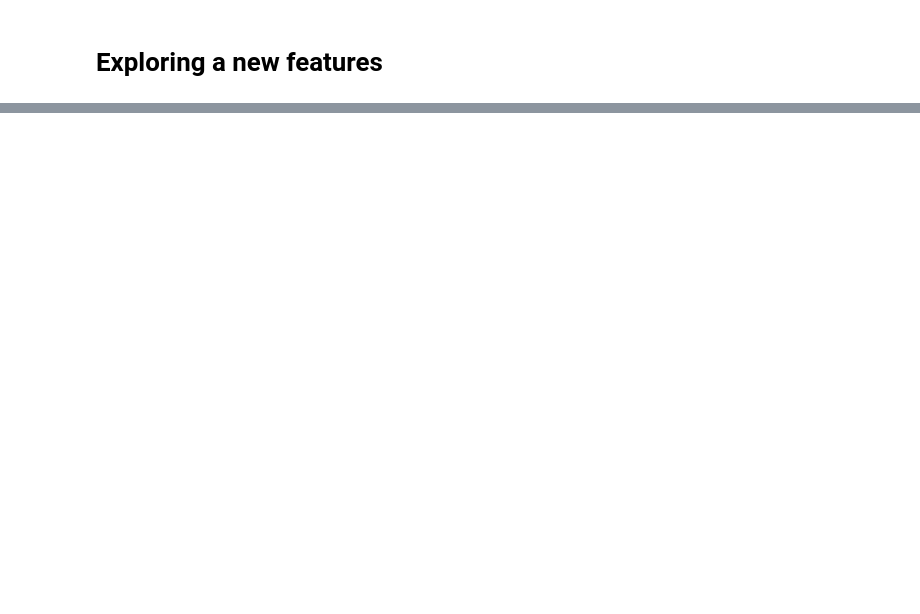
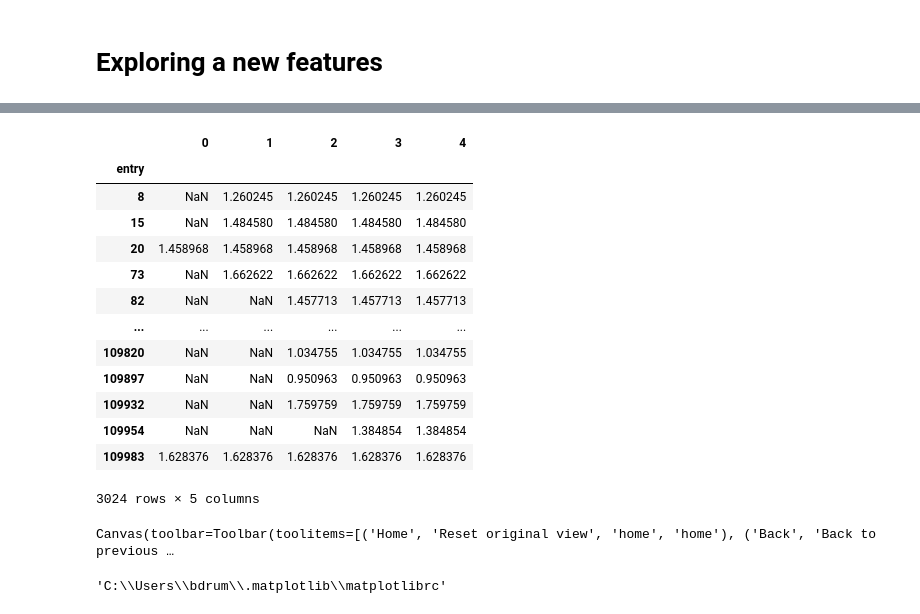
Before and after one commit to bdrum/cern-physics, a Jupyter notebook: notebooks/Draft.ipynb, the cells around one changed output, grey strips where cells are left out. Saved outputs shown, nothing was run; the diff lists cells and outputs as text; code cells hidden in the pictures; blank space fills up the shorter version.

```diff
--- a/notebooks/Draft.ipynb
+++ b/notebooks/Draft.ipynb
@@ -107,0 +55,46 @@ FORChip              | std::vector<int32_t>     | AsJagged(AsDtype('>i4'), he...
+# %%
+import numpy as np
+import pandas as pd
+from matplotlib import pyplot as plt
+%matplotlib widget
+from FourTracks.analysis.kinematics import mass_events
+trig = trigger.triggered_ft_events.Triggered.dropna().values.astype(np.int64)
+
+# print(len(trig), len(data.four_tracks_zq.groupby(level=0)), len(data.four_tracks_zq.loc[trig].groupby(level=0)))
+m4 = mass_events(kinematics.GetTracksWithPtCut(tpc.GetTracksWithNTPC(data.four_tracks_zq,4).loc[trig]))#.hist(bins=100,range=(0.5,3.5), histtype='step')
+m3 = mass_events(kinematics.GetTracksWithPtCut(tpc.GetTracksWithNTPC(data.four_tracks_zq,3).loc[trig]))#.hist(bins=100,range=(0.5,3.5), histtype='step')
+m2 = mass_events(kinematics.GetTracksWithPtCut(tpc.GetTracksWithNTPC(data.four_tracks_zq,2).loc[trig]))#.hist(bins=100,range=(0.5,3.5), histtype='step')
+m1 = mass_events(kinematics.GetTracksWithPtCut(tpc.GetTracksWithNTPC(data.four_tracks_zq,1).loc[trig]))#.hist(bins=100,range=(0.5,3.5), histtype='step')
+m0 = mass_events(kinematics.GetTracksWithPtCut(tpc.GetTracksWithNTPC(data.four_tracks_zq,0).loc[trig]))#.hist(bins=100,range=(0.5,3.5), histtype='step')
+
+df = pd.concat([m4,m3,m2,m1,m0],axis=1)
+# _ = df.hist(bins=100,range=(0.5,3.5), histtype='step', column='0')
+# %% [output]
+|  | 0 | 1 | 2 | 3 | 4 |
+| entry |  |  |  |  |  |
+| 8 | NaN | 1.260245 | 1.260245 | 1.260245 | 1.260245 |
+| 15 | NaN | 1.484580 | 1.484580 | 1.484580 | 1.484580 |
+| 20 | 1.458968 | 1.458968 | 1.458968 | 1.458968 | 1.458968 |
+| 73 | NaN | 1.662622 | 1.662622 | 1.662622 | 1.662622 |
+| 82 | NaN | NaN | 1.457713 | 1.457713 | 1.457713 |
+| ... | ... | ... | ... | ... | ... |
+| 109820 | NaN | NaN | 1.034755 | 1.034755 | 1.034755 |
+| 109897 | NaN | NaN | 0.950963 | 0.950963 | 0.950963 |
+| 109932 | NaN | NaN | 1.759759 | 1.759759 | 1.759759 |
+| 109954 | NaN | NaN | NaN | 1.384854 | 1.384854 |
+| 109983 | 1.628376 | 1.628376 | 1.628376 | 1.628376 | 1.628376 |
+3024 rows × 5 columns
+# %%
+%matplotlib widget
+_=plt.hist(m0,bins=30,range=(0.5,3.5), histtype='step')
+_=plt.hist(m1,bins=30,range=(0.5,3.5), histtype='step')
+_=plt.hist(m2,bins=30,range=(0.5,3.5), histtype='step')
+_=plt.hist(m3,bins=30,range=(0.5,3.5), histtype='step')
+_=plt.hist(m4,bins=30,range=(0.5,3.5), histtype='step')
+# %% [output]
+Canvas(toolbar=Toolbar(toolitems=[('Home', 'Reset original view', 'home', 'home'), ('Back', 'Back to previous …
+# %%
+import matplotlib
+matplotlib.matplotlib_fname()
+# %% [output]
+'C:\\Users\\bdrum\\.matplotlib\\matplotlibrc'
```
Also changed, not shown: parts of 11 cells of this notebook, 9 other files.
